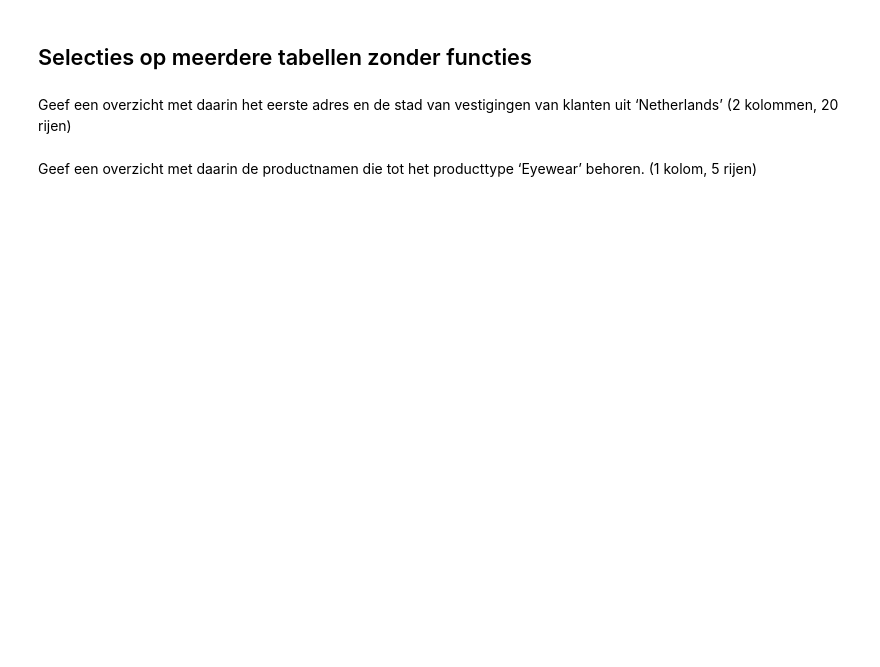
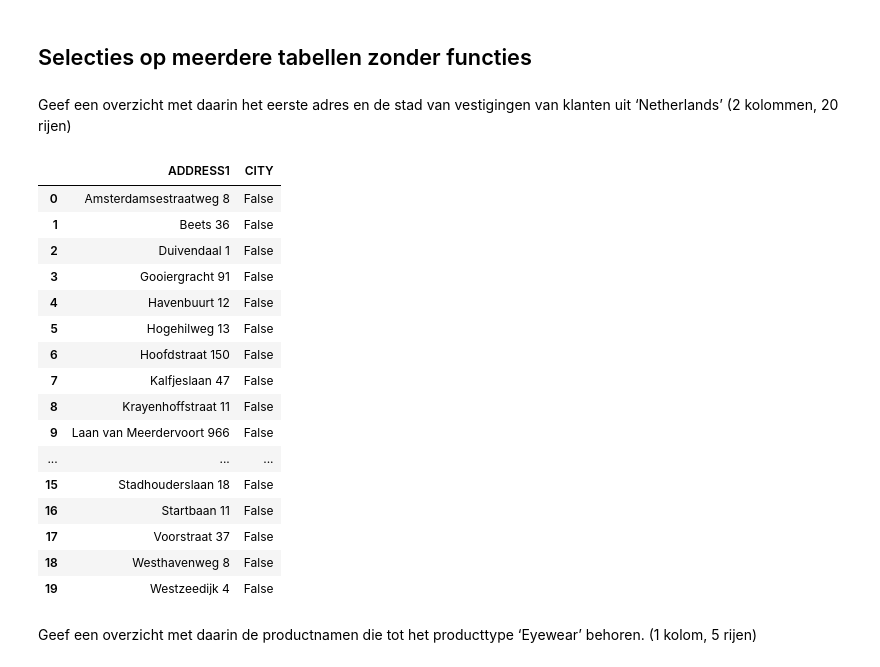
Before and after one commit to Milanvh1/DEDS_Portfolio, a Jupyter notebook: Practicum_2.3_Opdrachten.ipynb, the cells around one changed output. Cells and saved outputs as stored; diff of their text form; code cells hidden in the pictures; blank space fills up the shorter version.

```diff
--- a/Practicum_2.3_Opdrachten.ipynb
+++ b/Practicum_2.3_Opdrachten.ipynb
@@ -160,5 +162,6 @@ returned_item["RETURN_QUANTITY"].sum()
 # %% [markdown]
 Geef het aantal regio’s waarin verkoopafdelingen gevestigd zijn. (1 waarde)
 # %%
-retailer_site['REGION'].count()
+retailer_site = retailer_site['REGION'].count()
+pd.DataFrame({'REGIOS': [retailer_site]})
 # %% [output]
@@ -184,5 +188,6 @@ print_margins
 Geef het aantal vestigingen van klanten waarvan het 2e adres niet bekend is (1 waarde)
 # %%
 retailer_site['CITY'] = (retailer_site['ADDRESS2'] == 'NULL')
-retailer_site['CITY'].count()
+retailer_site = retailer_site['CITY'].count()
+pd.DataFrame({'AANTAL': [retailer_site]})
 # %% [output]
@@ -234,5 +239,27 @@ Name: SALES_STAFF_CODE, dtype: int64
 ## Selecties op meerdere tabellen zonder functies
 # %% [markdown]
 Geef een overzicht met daarin het eerste adres en de stad van vestigingen van klanten uit ‘Netherlands’ (2 kolommen, 20 rijen)
+# %%
+merged_retailer_site_and_country = pd.merge(retailer_site, country)
+merged_retailer_site_and_country = merged_retailer_site_and_country[merged_retailer_site_and_country['COUNTRY'] == 'Netherlands']
+merged_retailer_site_and_country.groupby('ADDRESS1', as_index=False)['CITY'].first()
+# %% [output]
+|  | ADDRESS1 | CITY |
+| 0 | Amsterdamsestraatweg 8 | False |
+| 1 | Beets 36 | False |
+| 2 | Duivendaal 1 | False |
+| 3 | Gooiergracht 91 | False |
+| 4 | Havenbuurt 12 | False |
+| 5 | Hogehilweg 13 | False |
+| 6 | Hoofdstraat 150 | False |
+| 7 | Kalfjeslaan 47 | False |
+| 8 | Krayenhoffstraat 11 | False |
+| 9 | Laan van Meerdervoort 966 | False |
+| ... | ... | ... |
+| 15 | Stadhouderslaan 18 | False |
+| 16 | Startbaan 11 | False |
+| 17 | Voorstraat 37 | False |
+| 18 | Westhavenweg 8 | False |
+| 19 | Westzeedijk 4 | False |
 # %% [markdown]
 Geef een overzicht met daarin de productnamen die tot het producttype ‘Eyewear’ behoren. (1 kolom, 5 rijen)
```
Also changed, not shown: parts of 23 cells of this notebook.
